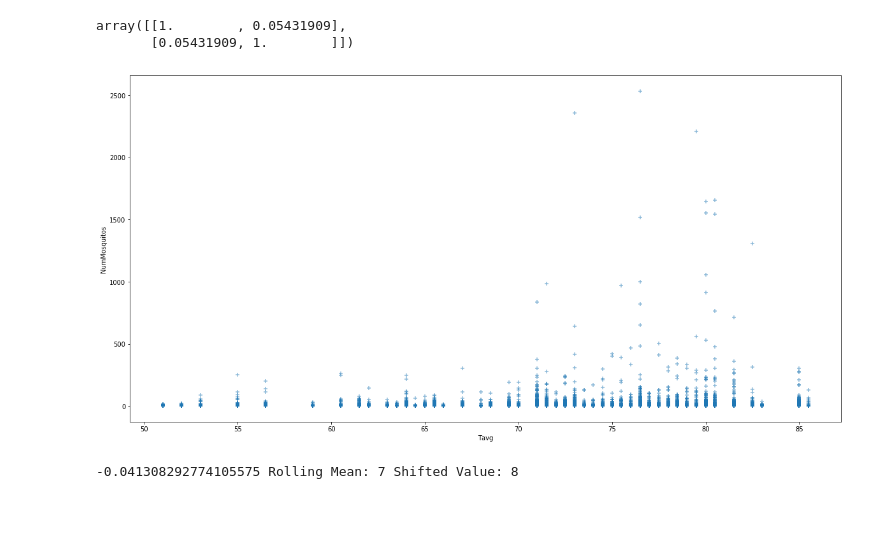
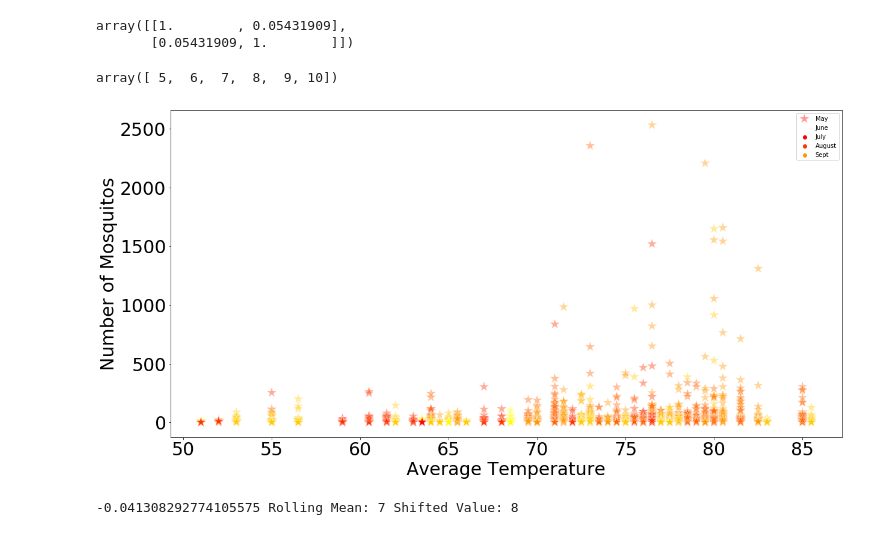
Before and after one commit to camarenad/wnv_prevention, a Jupyter notebook: jj/EDA_Merged_Data_JJ.ipynb, the cells around one changed output. Saved outputs shown, nothing was run; the diff lists cells and outputs as text; code cells hidden in the pictures.

```diff
--- a/jj/EDA_Merged_Data_JJ.ipynb
+++ b/jj/EDA_Merged_Data_JJ.ipynb
@@ -108,12 +108,21 @@ np.corrcoef(df['Tavg'].expanding().mean(), df['NumMosquitos'])
 # %% [output]
 array([[1.        , 0.05431909],
        [0.05431909, 1.        ]])
+# %%
+df['Month'].unique()
+# %% [output]
+array([ 5,  6,  7,  8,  9, 10])
 # %%
 plt.figure(figsize=(20,10))
-sns.regplot(df['Tavg'].rolling(1).mean().shift(7).dropna(), df['NumMosquitos'].drop(df['NumMosquitos'].index[:7]),
-                marker='+', fit_reg=False, scatter_kws={'alpha':'.5'}, color=);
+sns.scatterplot(df['Tavg'].rolling(1).mean().shift(7).dropna(), df['NumMosquitos'].drop(df['NumMosquitos'].index[:7]),
+            alpha = .4, hue=df['Month'], marker='*', s=300 ,palette='autumn');
+plt.xlabel('Average Temperature', size=30)
+plt.xticks(size=30)
+plt.ylabel('Number of Mosquitos', size=30)
+plt.yticks(size=30)
+plt.legend(['May', 'June', 'July', 'August', 'Sept'], );
 # %% [output]
-[figure, old version]
+[figure, new version]
 # %%
 hi_corr(df['Heat'], df['NumMosquitos'], rm_min=1, rm_max=7, min_val=7, max_val=21)
 # %% [output]
```
